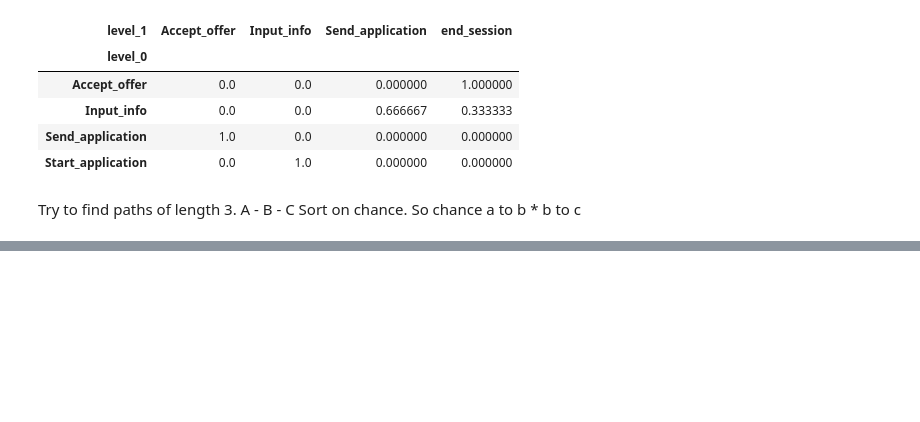
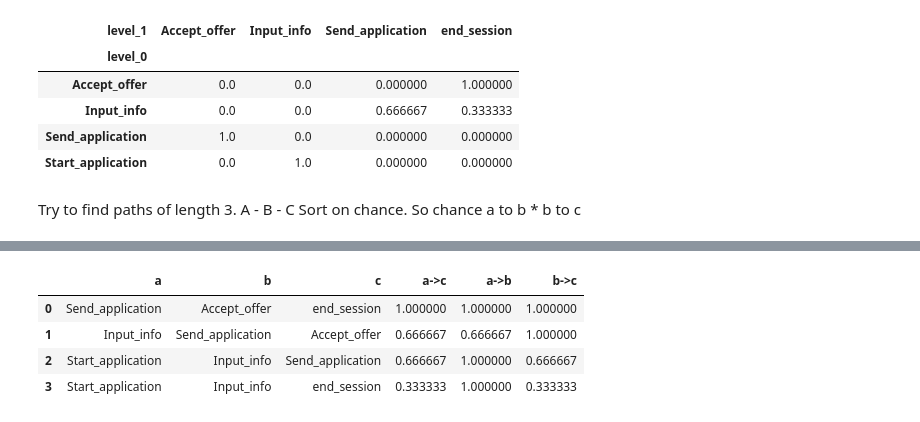
Before and after one commit to kaspergff/Thesis_anomaly_generation, a Jupyter notebook: Swapping.ipynb, the cells around one changed output, grey strips where cells are left out. Drawn from its saved outputs; the diff is of its cells as text; code cells hidden in the pictures; blank space fills up the shorter version.

```diff
--- a/Swapping.ipynb
+++ b/Swapping.ipynb
@@ -9,7 +9,7 @@ df = pd.read_csv("fake_data.csv", encoding_errors="ignore", on_bad_lines='skip',
 #        'SessionID', 'IPID', 'TIMESTAMP', 'VHOST', 'URL_FILE', 'PAGE_NAME',
 #        'REF_URL_category', 'page_load_error', 'page_action_detail', 'tip',
 #        'service_detail', 'xps_info'])
-df.rename(columns={'URL_FILE':'Activity'}, inplace=True)
+# df.rename(columns={'URL_FILE':'Activity'}, inplace=True)
 # %%
 df["TIMESTAMP"] = pd.to_datetime(df["TIMESTAMP"], infer_datetime_format=True)
 df = df.sort_values(["SessionID", "TIMESTAMP"])
@@ -197,0 +77,43 @@ test
+# %%
+def find_paths(_df:pd.DataFrame,len:int = 3):
+  df = _df.copy()
+  col = df.columns.values
+  row  = df.index.values
+  s  = row.size
+  res = []
+  while s > 0:
+    current_row = df.iloc[row.size - s]
+    i = 0
+    while i < current_row.size:
+      current_col = df.columns[i]
+      chance = current_row.iloc[i]
+      if chance > 0:
+        a = current_row.name
+        b = current_col
+
+        if (df.index == b).any() :
+          _r = df.loc[b]
+          index = 0
+          for r in _r:
+            if r > 0:
+              res.append([a,b,col.item(index),r*chance,chance,r])
+            index += 1
+
+      i += 1
+    s -= 1
+
+  return res
+
+
+paths = find_paths(df_chances_rest)
+# %%
+df_paths = pd.DataFrame(paths,columns=['a','b','c','a->c','a->b', 'b->c'])
+# %%
+df_paths.sort_values(by= ["a->c"],ascending=False,inplace=True,ignore_index=True)
+df_paths
+# %% [output]
+|  | a | b | c | a->c | a->b | b->c |
+| 0 | Send_application | Accept_offer | end_session | 1.000000 | 1.000000 | 1.000000 |
+| 1 | Input_info | Send_application | Accept_offer | 0.666667 | 0.666667 | 1.000000 |
+| 2 | Start_application | Input_info | Send_application | 0.666667 | 1.000000 | 0.666667 |
+| 3 | Start_application | Input_info | end_session | 0.333333 | 1.000000 | 0.333333 |
```
Also changed, not shown: parts of 7 cells of this notebook, 10 other files.
